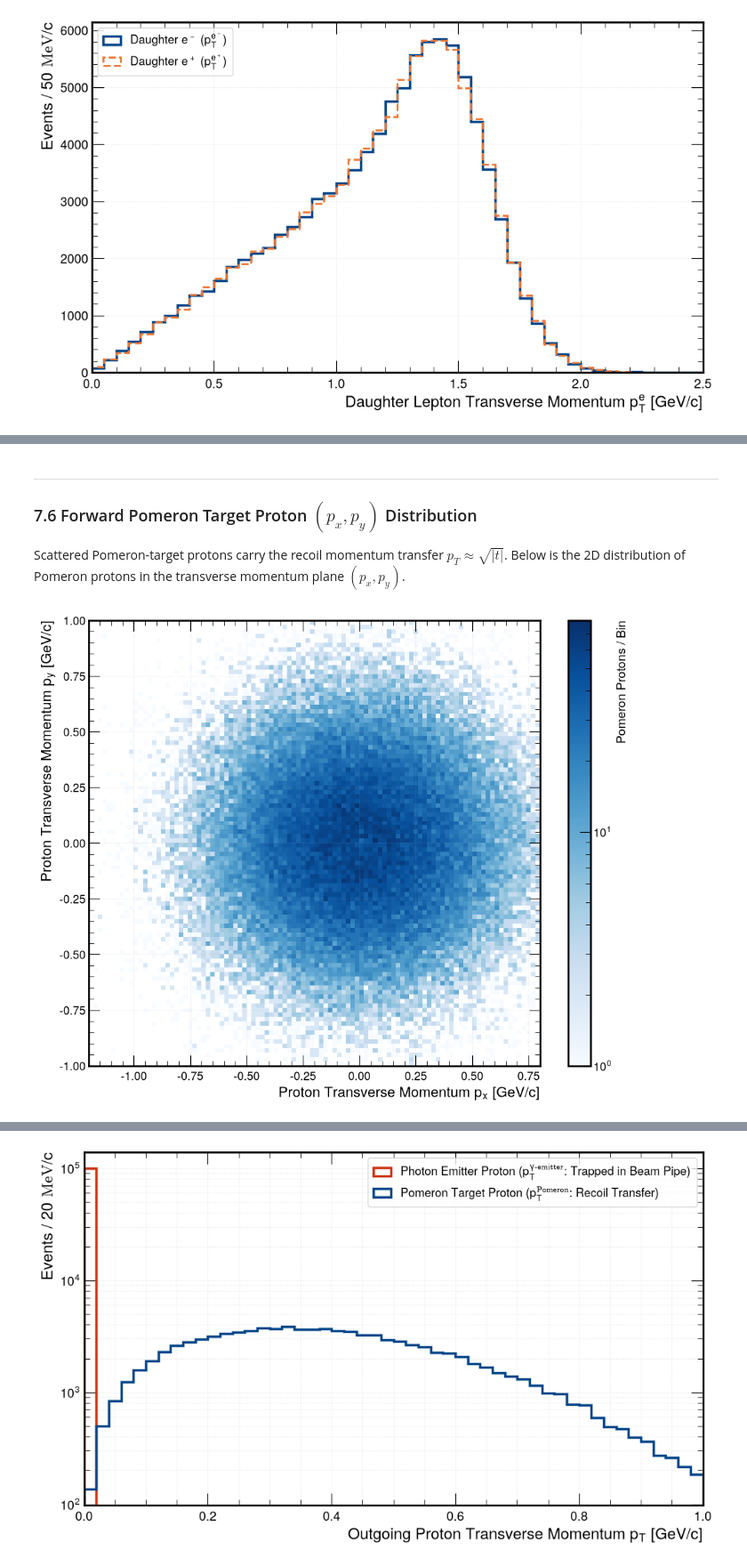
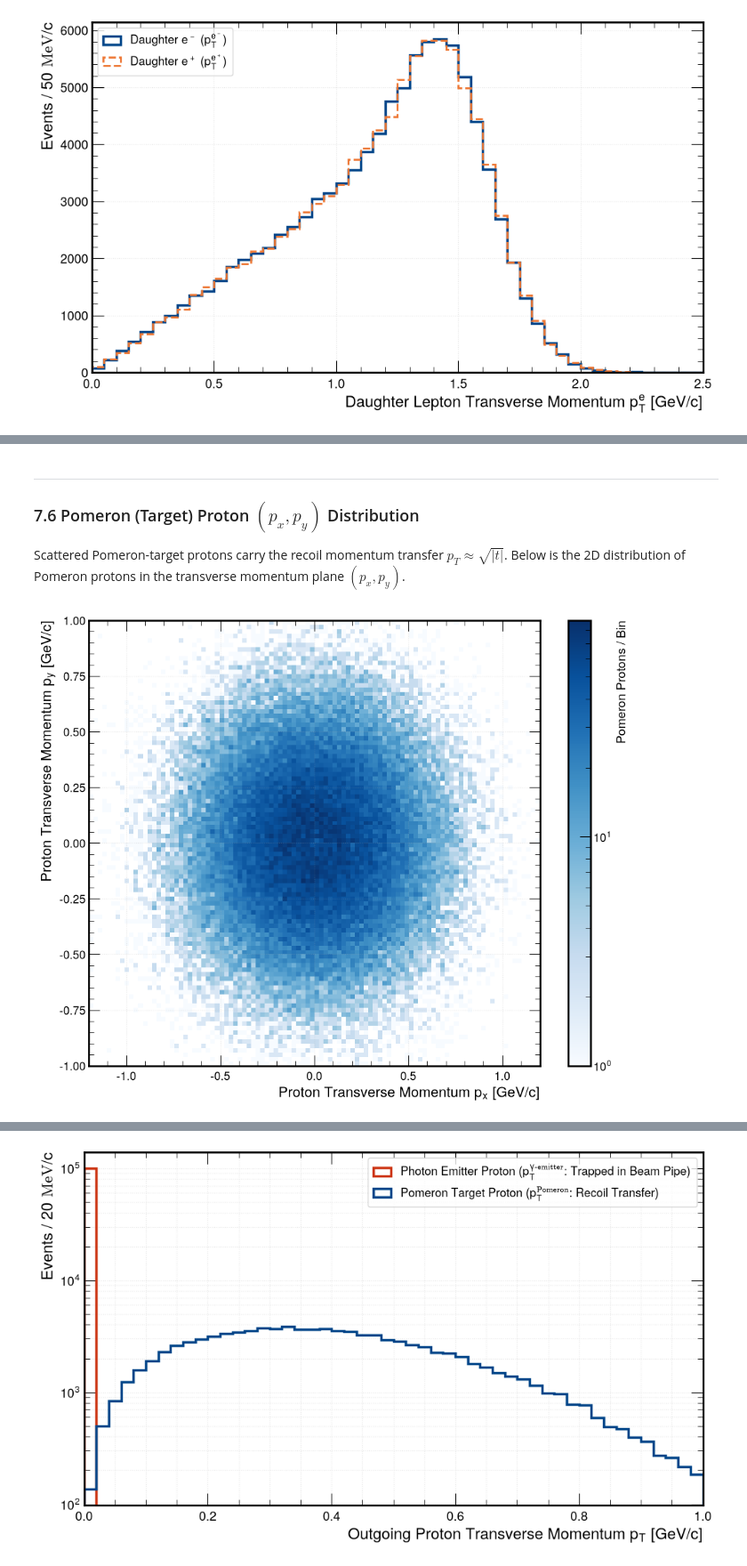
Before and after one commit to TheLittleRock/sartrepp, a Jupyter notebook: book/06_sartre_simulation_and_analysis_benchmarks.ipynb, the cells around one changed output, grey strips where cells are left out. Shown at 89% size. Cells and saved outputs as stored; diff of their text form; code cells hidden in the pictures.

```diff
--- a/book/06_sartre_simulation_and_analysis_benchmarks.ipynb
+++ b/book/06_sartre_simulation_and_analysis_benchmarks.ipynb
@@ -888,31 +848,31 @@ plt.show()
 # %% [markdown]
 ---
 
-### 7.6 Forward Pomeron Target Proton $(p_x, p_y)$ Distribution
+### 7.6 Pomeron (Target) Proton $(p_x, p_y)$ Distribution
 
 Scattered Pomeron-target protons carry the recoil momentum transfer $p_T \approx \sqrt{|t|}$. Below is the 2D distribution of Pomeron protons in the transverse momentum plane $(p_x, p_y)$.
 # %%
 # -----------------------------------------------------------------------------
 # 2D Transverse Momentum Distribution (px, py) of Pomeron Target Protons
 # -----------------------------------------------------------------------------
 fig, ax = plt.subplots(figsize=(10, 8))
 
 px_pom = data_bsat['p_pom_px']
 py_pom = data_bsat['p_pom_py']
 
-h2d = ax.hist2d(px_pom, py_pom, bins=100, range=[[-1.2, 0.8], [-1.0, 1.0]],
+h2d = ax.hist2d(px_pom, py_pom, bins=100, range=[[-1.2, 1.2], [-1.0, 1.0]],
                 cmap='Blues', cmin=1, norm=plt.matplotlib.colors.LogNorm())
 cb = plt.colorbar(h2d[3], ax=ax)
 cb.set_label('Pomeron Protons / Bin', fontsize=14)
 
 ax.set_xlabel(r'Proton Transverse Momentum $p_x$ [GeV/$c$]')
 ax.set_ylabel(r'Proton Transverse Momentum $p_y$ [GeV/$c$]')
 ax.grid(True, alpha=0.3)
 
 plt.tight_layout()
 plt.show()
 # %% [output]
-[figure, old version]
+[figure, new version]
 # %% [markdown]
 ---
 
```
Also changed, not shown: parts of 24 cells of this notebook, 1 other file.
